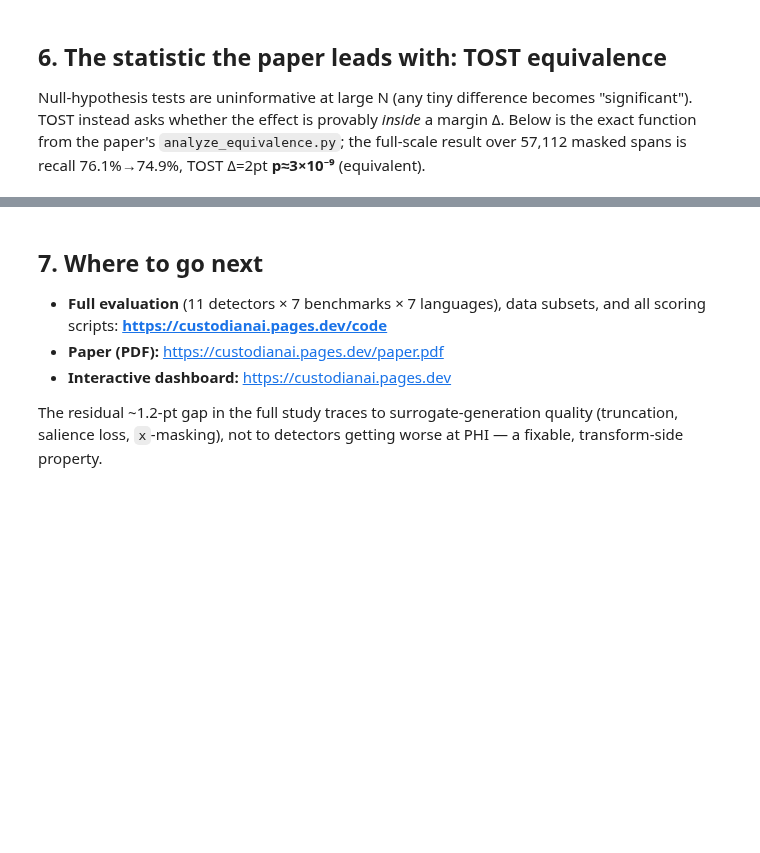
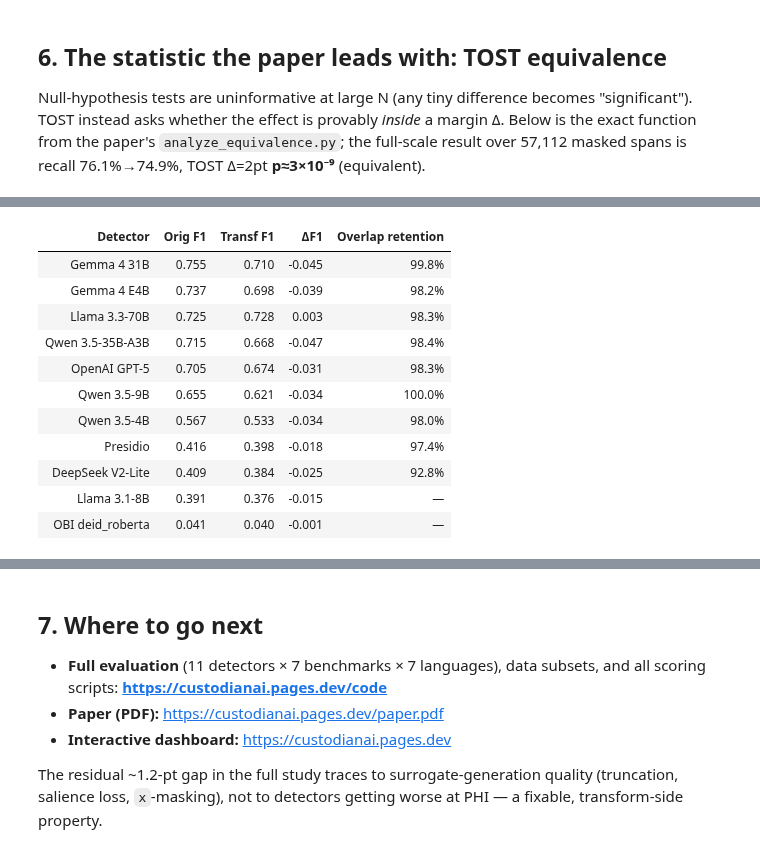
Before and after one commit to Custodian-Labs/guardian-layer-phi-benchmark, a Jupyter notebook: notebooks/custodian_guardian_layer_demo.ipynb, the cells around one changed output, grey strips where cells are left out. Drawn from its saved outputs; the diff is of its cells as text; code cells hidden in the pictures; blank space fills up the shorter version.

```diff
--- a/notebooks/custodian_guardian_layer_demo.ipynb
+++ b/notebooks/custodian_guardian_layer_demo.ipynb
@@ -119,0 +124,25 @@ print(f'TOST at margin +-2 pts:  p = {p:.1e}  ->  {"EQUIVALENT" if equiv else "n
+# %%
+import pandas as pd
+rows=[('Gemma 4 31B',.755,.710,'99.8%'),('Gemma 4 E4B',.737,.698,'98.2%'),
+ ('Llama 3.3-70B',.725,.728,'98.3%'),('Qwen 3.5-35B-A3B',.715,.668,'98.4%'),
+ ('OpenAI GPT-5',.705,.674,'98.3%'),('Qwen 3.5-9B',.655,.621,'100.0%'),
+ ('Qwen 3.5-4B',.567,.533,'98.0%'),('Presidio',.416,.398,'97.4%'),
+ ('DeepSeek V2-Lite',.409,.384,'92.8%'),('Llama 3.1-8B',.391,.376,'—'),
+ ('OBI deid_roberta',.041,.040,'—')]
+df=pd.DataFrame(rows,columns=['Detector','Orig F1','Transf F1','Overlap retention'])
+df['ΔF1']=(df['Transf F1']-df['Orig F1']).round(3)
+df=df[['Detector','Orig F1','Transf F1','ΔF1','Overlap retention']]
+df
+# %% [output]
+| Detector | Orig F1 | Transf F1 | ΔF1 | Overlap retention |
+| Gemma 4 31B | 0.755 | 0.710 | -0.045 | 99.8% |
+| Gemma 4 E4B | 0.737 | 0.698 | -0.039 | 98.2% |
+| Llama 3.3-70B | 0.725 | 0.728 | 0.003 | 98.3% |
+| Qwen 3.5-35B-A3B | 0.715 | 0.668 | -0.047 | 98.4% |
+| OpenAI GPT-5 | 0.705 | 0.674 | -0.031 | 98.3% |
+| Qwen 3.5-9B | 0.655 | 0.621 | -0.034 | 100.0% |
+| Qwen 3.5-4B | 0.567 | 0.533 | -0.034 | 98.0% |
+| Presidio | 0.416 | 0.398 | -0.018 | 97.4% |
+| DeepSeek V2-Lite | 0.409 | 0.384 | -0.025 | 92.8% |
+| Llama 3.1-8B | 0.391 | 0.376 | -0.015 | — |
+| OBI deid_roberta | 0.041 | 0.040 | -0.001 | — |
```
Also changed, not shown: parts of 3 cells of this notebook, 1 other file.
